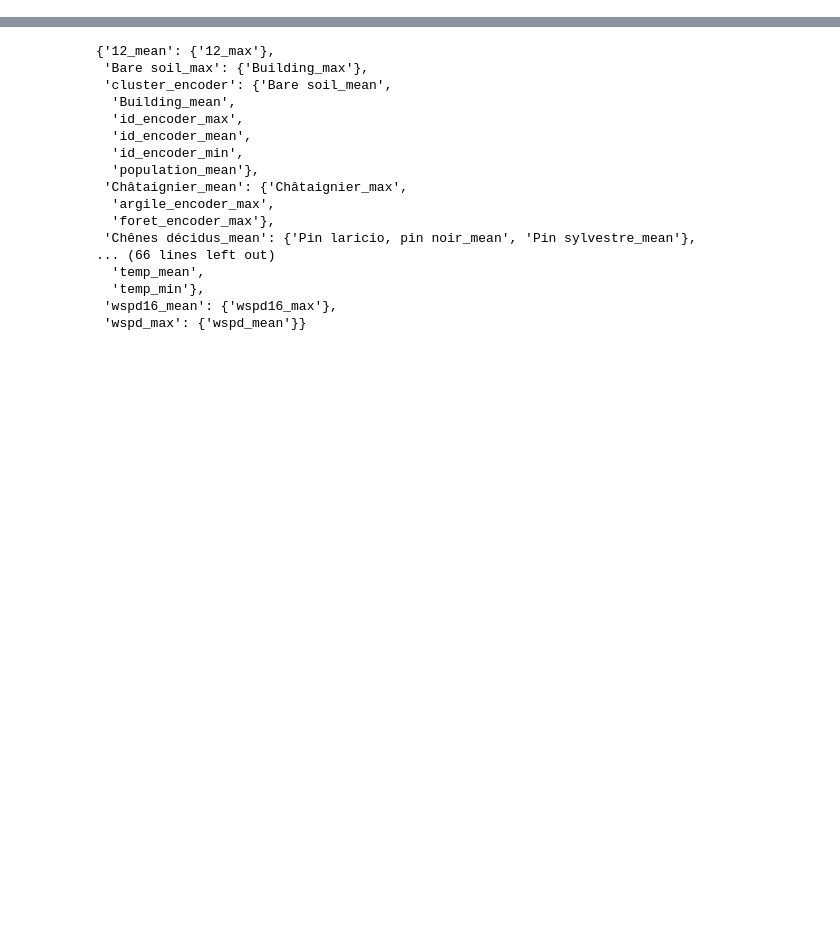
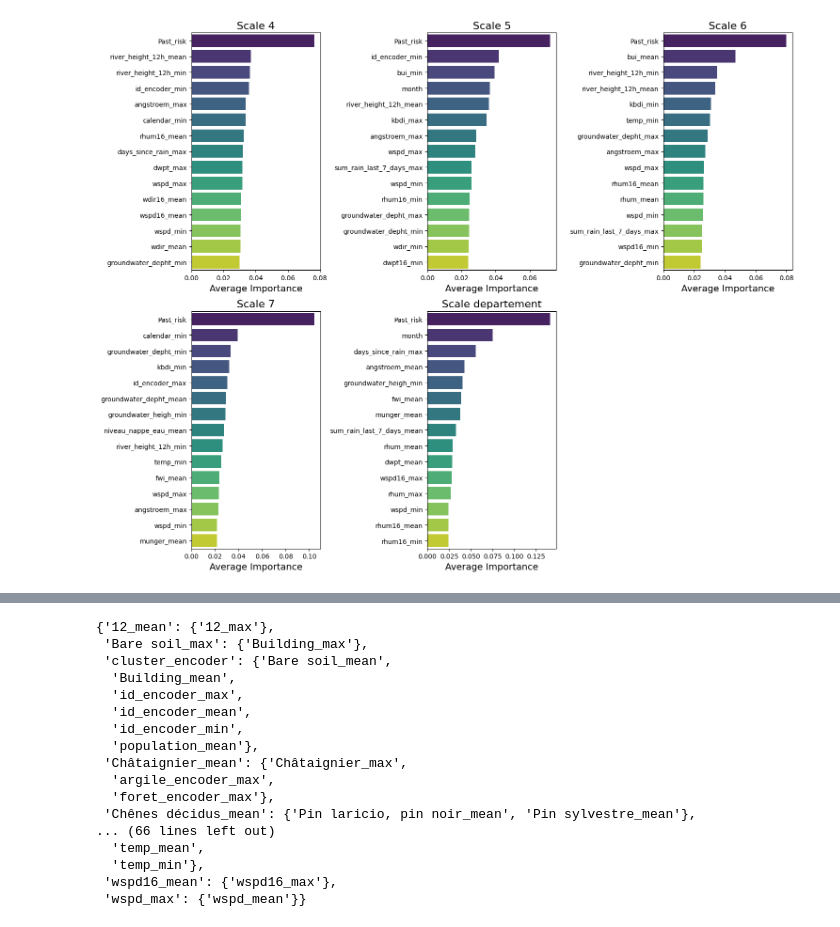
Before and after one commit to NicolasCaronPro/ST-GNN-for-wildifre-prediction, a Jupyter notebook: Prediction/GNN/check_features.ipynb, the cells around one changed output, grey strips where cells are left out. Saved outputs shown, nothing was run; the diff lists cells and outputs as text; code cells hidden in the pictures; blank space fills up the shorter version.

```diff
--- a/Prediction/GNN/check_features.ipynb
+++ b/Prediction/GNN/check_features.ipynb
@@ -13,0 +30,4 @@ Adresse IP locale : 127.0.1.1
+# %%
+features.replace({'12_min': 'river_height_12h_min', '12_mean': 'river_height_12h_mean', 'AutoRegressionBin-B-1' : 'nbfireDay-1', '12_max': 'river_height_12h_max',
+                  'profondeur_nappe_min' : 'groundwater_depht_min', 'profondeur_nappe_max': 'groundwater_depht_max', 'niveau_nappe_eau_max' : 'groundwater_heigh_max',
+                  'niveau_nappe_eau_min' : 'groundwater_heigh_min', 'profondeur_nappe_mean' :'groundwater_depht_mean'}, inplace=True)
@@ -13,0 +54,60 @@ Adresse IP locale : 127.0.1.1
+# %%
+import pandas as pd
+import matplotlib.pyplot as plt
+import seaborn as sns
+import math
+
+def plot_top_features_by_scale(df, x):
+    """
+    Plot the top x features by 'Average Importance' for each unique 'Scale' in the dataframe,
+    displayed in a grid of 3 columns and 2 rows.
+
+    Parameters:
+    df (pd.DataFrame): A dataframe with columns ['Feature', 'Average Importance', 'Scale'].
+    x (int): The number of top features to plot for each scale.
+    """
+    # Ensure the input dataframe contains the required columns
+    required_columns = {'Feature', 'Average Importance', 'Scale'}
+    if not required_columns.issubset(df.columns):
+        raise ValueError(f"DataFrame must contain the following columns: {required_columns}")
+
+    # Get the unique scales
+    unique_scales = df['Scale'].unique()
+    num_scales = len(unique_scales)
+
+    # Define grid layout
+    num_columns = 3
+    num_rows = math.ceil(num_scales / num_columns)
+    fig, axes = plt.subplots(num_rows, num_columns, figsize=(15, 6 * num_rows))
+    axes = axes.flatten()  # Flatten the axes array for easier indexing
+
+    # Plot for each scale
+    for i, scale in enumerate(unique_scales):
+        # Filter data for the current scale
+        scale_data = df[df['Scale'] == scale]
+
+        # Get top x features based on 'Average Importance'
+        top_features = scale_data.nlargest(x, 'Average Importance')
+
+        # Plot
+        sns.barplot(
+            data=top_features,
+            x='Average Importance',
+            y='Feature',
+            ax=axes[i],
+            palette='viridis'
+        )
+        axes[i].set_title(f'Scale {scale}', fontsize=16)
+        axes[i].set_xlabel('Average Importance', fontsize=14)
+        axes[i].set_ylabel('', fontsize=14)
+
+    # Hide unused subplots if any
+    for j in range(i + 1, len(axes)):
+        axes[j].axis('off')
+
+    # Adjust layout
+    plt.tight_layout()
+    plt.show()
+
+plot_top_features_by_scale(features, x=15)
+# %% [output]
@@ -13,0 +133 @@ Adresse IP locale : 127.0.1.1
+[figure, added]
```
Also changed, not shown: parts of 8 cells of this notebook, 37 other files.
